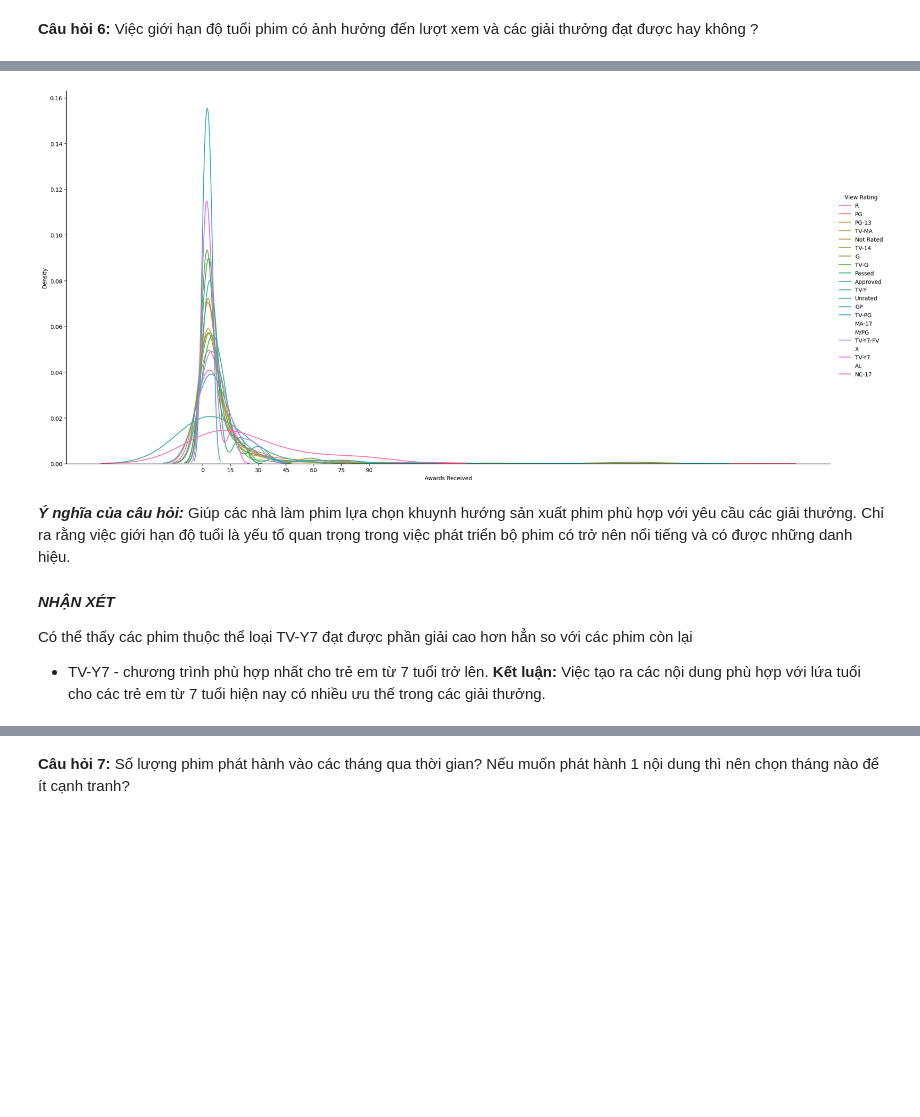
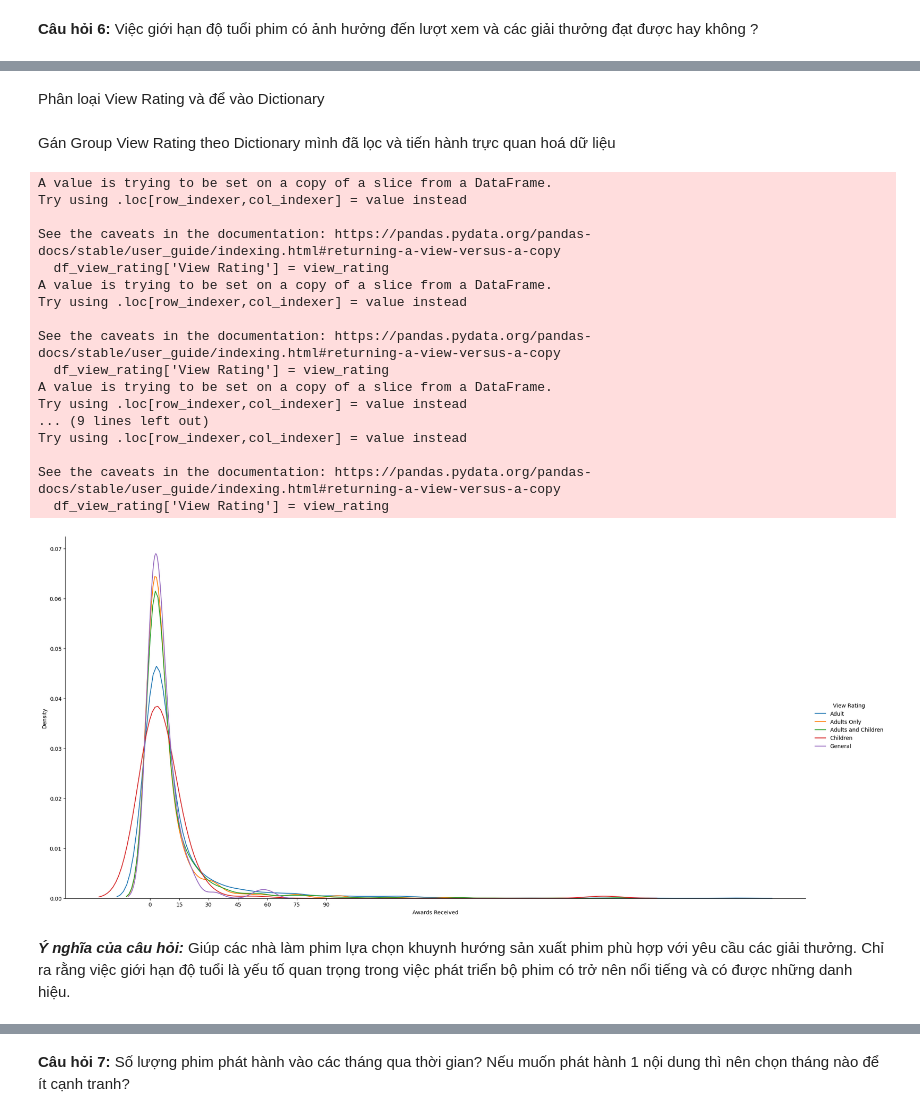
Before and after one commit to VienHaiYen/Netflix-dataset-2021, a Jupyter notebook: main.ipynb, the cells around one changed output, grey strips where cells are left out. Drawn from its saved outputs; the diff is of its cells as text; code cells hidden in the pictures; blank space fills up the shorter version.

Commit message:
Add explain markdown, in-depth visualization

```diff
--- a/main.ipynb
+++ b/main.ipynb
@@ -523,18 +550,53 @@ Nguyên nhân này là do sự bất đồng về ý kiến và lĩnh vực, có
+# %% [markdown]
+Phân loại View Rating và để vào Dictionary
+# %%
+view_rating_adult = ["NC-17","R","TV-MA"]
+view_rating_adults_only = ["X","TV-14","TV-MA"]
+view_rating_adults_and_children = ["PG","PG-13","TV-PG","TV-14"]
+view_rating_children = ["TV-Y","TV-Y7","TV-Y7-FV","TV-G"]
+view_rating_general = ["G","TV-G"]
+
+view_ratting = {
+    "Adult": view_rating_adult,
+    "Adults Only": view_rating_adults_only,
+    "Adults and Children": view_rating_adults_and_children,
+    "Children": view_rating_children,
+    "General": view_rating_general
+}
+# %% [markdown]
+Gán Group View Rating theo Dictionary mình đã lọc và tiến hành trực quan hoá dữ liệu
 # %%
-# is there any relation from view rating to awards received?
-
 mask = df['Awards Received'].notnull() & df['View Rating'].notnull()
 df_view_rating_award = df[mask][['Title','Awards Received','View Rating']]
+df_plot_view_rating = pd.DataFrame()
 
-g = sns.FacetGrid(df_view_rating_award, height=10,aspect=2,hue="View Rating",)
-g = g.map_dataframe(sns.kdeplot, x="Awards Received")
+for view_rating in view_ratting:
+    df_view_rating = df_view_rating_award[df_view_rating_award['View Rating'].isin(view_ratting[view_rating])]
+    df_view_rating['View Rating'] = view_rating
+    df_plot_view_rating = df_plot_view_rating.append(df_view_rating)
+
+g = sns.FacetGrid(df_plot_view_rating, height=10,aspect=2,hue="View Rating",)
+g = g.map_dataframe(sns.kdeplot, x="Awards Received",label=view_rating)
 g = g.set(xticks=np.arange(0,100,15))
 g = g.add_legend()
 # %% [output]
+A value is trying to be set on a copy of a slice from a DataFrame.
+Try using .loc[row_indexer,col_indexer] = value instead
+
+See the caveats in the documentation: https://pandas.pydata.org/pandas-docs/stable/user_guide/indexing.html#returning-a-view-versus-a-copy
+  df_view_rating['View Rating'] = view_rating
+A value is trying to be set on a copy of a slice from a DataFrame.
+Try using .loc[row_indexer,col_indexer] = value instead
+
+See the caveats in the documentation: https://pandas.pydata.org/pandas-docs/stable/user_guide/indexing.html#returning-a-view-versus-a-copy
+  df_view_rating['View Rating'] = view_rating
+A value is trying to be set on a copy of a slice from a DataFrame.
+Try using .loc[row_indexer,col_indexer] = value instead
+... (9 lines left out)
+Try using .loc[row_indexer,col_indexer] = value instead
+
+See the caveats in the documentation: https://pandas.pydata.org/pandas-docs/stable/user_guide/indexing.html#returning-a-view-versus-a-copy
+  df_view_rating['View Rating'] = view_rating
-[figure, old version]
+[figure, new version]
 # %% [markdown]
 ***Ý nghĩa của câu hỏi:*** Giúp các nhà làm phim lựa chọn khuynh hướng sản xuất phim phù hợp với yêu cầu các giải thưởng. Chỉ ra rằng việc giới hạn độ tuổi là yếu tố quan trọng trong việc phát triển bộ phim có trở nên nổi tiếng và có được những danh hiệu.
-#### ***NHẬN XÉT***
-Có thể thấy các phim thuộc thể loại TV-Y7 đạt được phần giải cao hơn hẳn so với các phim còn lại
-- TV-Y7 - chương trình phù hợp nhất cho trẻ em từ 7 tuổi trở lên.
-**Kết luận:** Việc tạo ra các nội dung phù hợp với lứa tuổi cho các trẻ em từ 7 tuổi hiện nay có nhiều ưu thế trong các giải thưởng.
```
Also changed, not shown: parts of 6 cells of this notebook.
